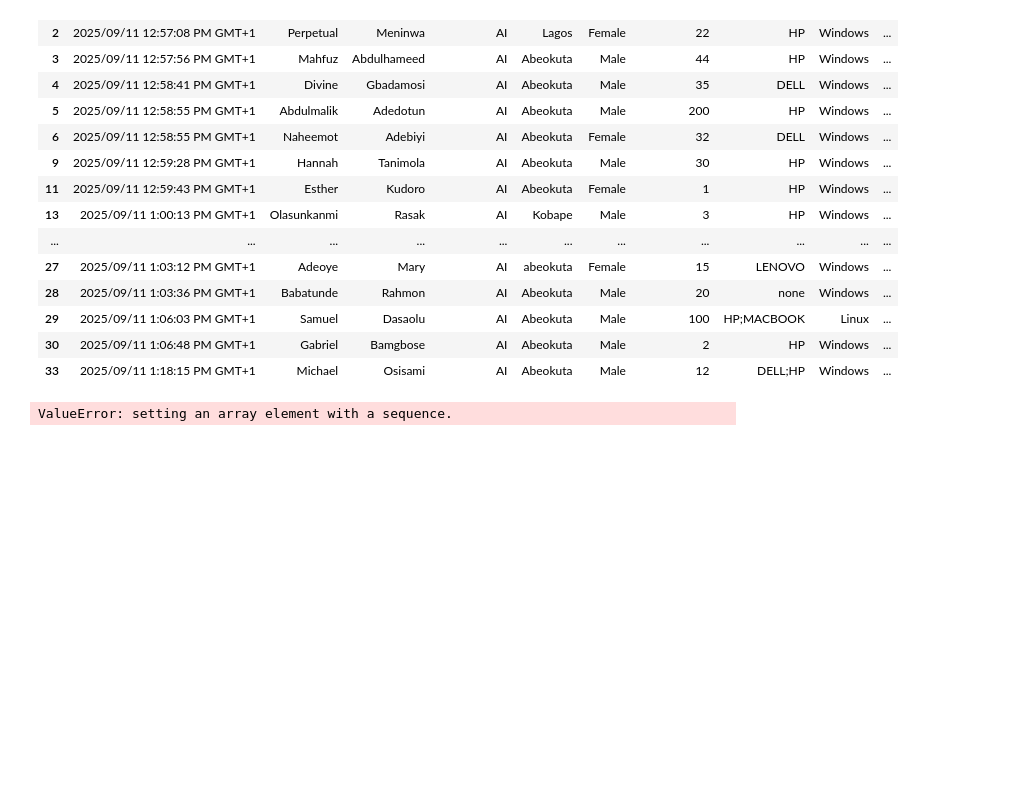
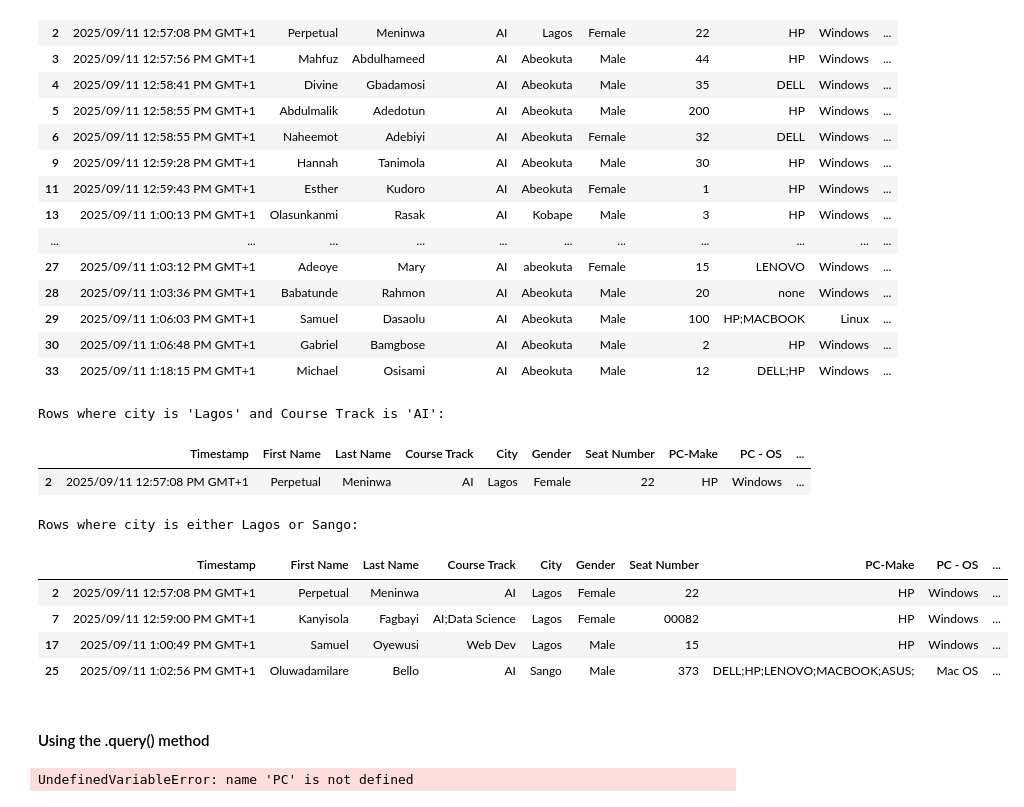
Before and after one commit to RoyalDhee/Data_Analysis, a Jupyter notebook: practice_pandas.ipynb, the cells around one changed output. Drawn from its saved outputs; the diff is of its cells as text; code cells hidden in the pictures; blank space fills up the shorter version.

```diff
--- a/practice_pandas.ipynb
+++ b/practice_pandas.ipynb
@@ -382,9 +382,45 @@ Rows where Course_Track is 'AI':
 | 30 | 2025/09/11 1:06:48 PM GMT+1 | Gabriel | Bamgbose | AI | Abeokuta | Male | 2 | HP | Windows | ... |
 | 33 | 2025/09/11 1:18:15 PM GMT+1 | Michael | Osisami | AI | Abeokuta | Male | 12 | DELL;HP | Windows | ... |
 # %%
+# Import padndas Package
+import pandas as pd
+import warnings
+warnings.filterwarnings('ignore')
+
+# Set up views
+pd.set_option('display.max_columns', None)
+pd.set_option('display.width', 1000)
+
+
+bio_data = pd.read_csv('prac_bio_data.csv')
 # Filter rows where City is 'Lagos' and Course Track is Data Science
 filtered_city = bio_data[(bio_data['City'] == 'Lagos') & (bio_data['Course Track'] == 'AI')]
 print("Rows where city is 'Lagos' and Course Track is 'AI':")
 filtered_city
 # %% [output]
-ValueError: setting an array element with a sequence.
+Rows where city is 'Lagos' and Course Track is 'AI':
+|  | Timestamp | First Name | Last Name | Course Track | City | Gender | Seat Number | PC-Make | PC - OS | ... |
+| 2 | 2025/09/11 12:57:08 PM GMT+1 | Perpetual | Meninwa | AI | Lagos | Female | 22 | HP | Windows | ... |
+# %%
+# Filter rows where city is either 'Lagos'or 'Abuja'
+cities = ['Lagos', 'Sango']
+city_filtered = bio_data[bio_data['City'].isin(cities)]
+
+print("Rows where city is either Lagos or Sango:")
+city_filtered
+# %% [output]
+Rows where city is either Lagos or Sango:
+|  | Timestamp | First Name | Last Name | Course Track | City | Gender | Seat Number | PC-Make | PC - OS | ... |
+| 2 | 2025/09/11 12:57:08 PM GMT+1 | Perpetual | Meninwa | AI | Lagos | Female | 22 | HP | Windows | ... |
+| 7 | 2025/09/11 12:59:00 PM GMT+1 | Kanyisola | Fagbayi | AI;Data Science | Lagos | Female | 00082 | HP | Windows | ... |
+| 17 | 2025/09/11 1:00:49 PM GMT+1 | Samuel | Oyewusi | Web Dev | Lagos | Male | 15 | HP | Windows | ... |
+| 25 | 2025/09/11 1:02:56 PM GMT+1 | Oluwadamilare | Bello | AI | Sango | Male | 373 | DELL;HP;LENOVO;MACBOOK;ASUS; | Mac OS | ... |
+# %% [markdown]
+#### Using the .query() method
+# %%
+# Use query() to filter rows where course Track is 'AI' andFeedback is 'Excellent'
+query_filtered = bio_data.query("PC-Make == 'HP' and Feedback == 'Excellent'")
+print("Rows Filtered using query() method:")
+query_filtered
+# %% [output]
+UndefinedVariableError: name 'PC' is not defined
```
